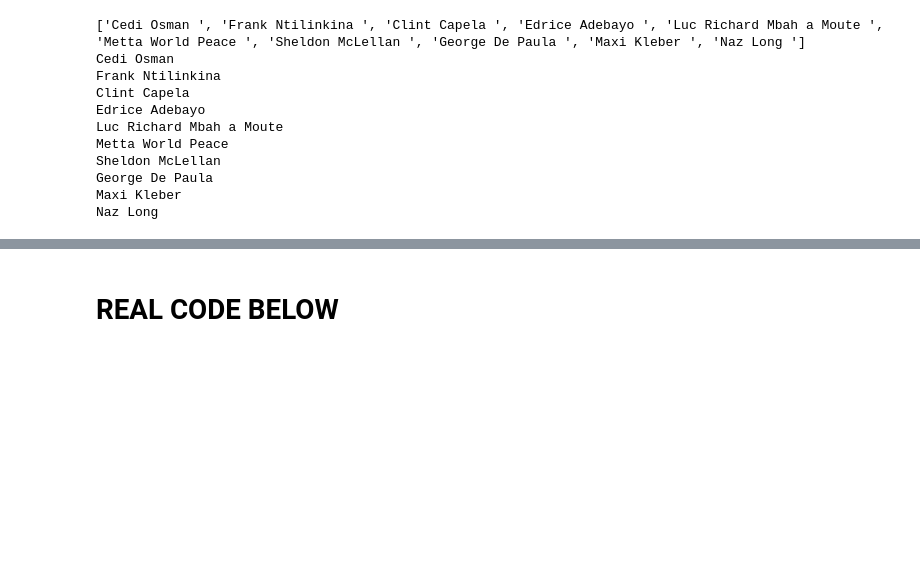
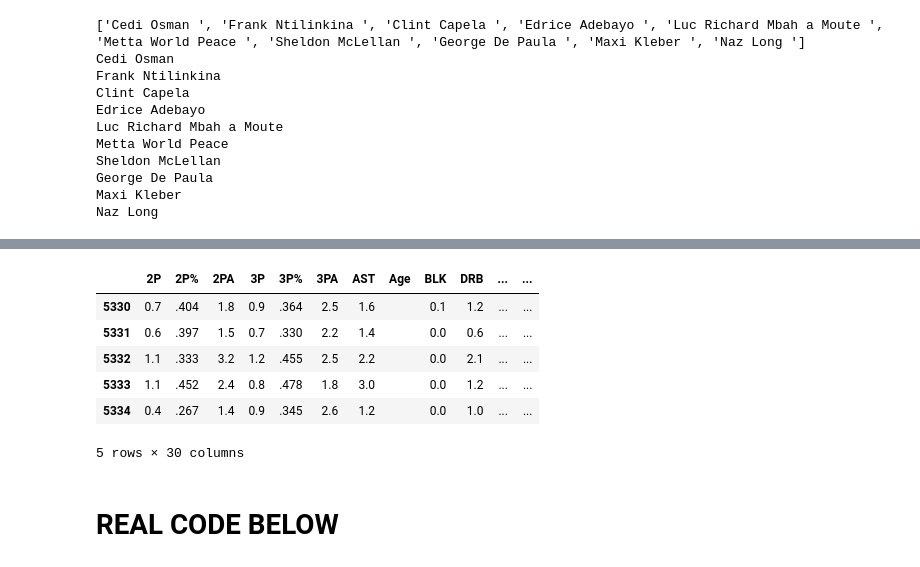
Before and after one commit to alexshieu/SpringBoard, a Jupyter notebook: NBA Capstone Project/scraper player data 2nd.ipynb, the cells around one changed output, grey strips where cells are left out. Cells and saved outputs as stored; diff of their text form; code cells hidden in the pictures; blank space fills up the shorter version.

```diff
--- a/NBA Capstone Project/scraper player data 2nd.ipynb
+++ b/NBA Capstone Project/scraper player data 2nd.ipynb
@@ -246,2 +363,12 @@ missing_player_data
+# %%
+player_stats_df.tail()
+# %% [output]
+|  | 2P | 2P% | 2PA | 3P | 3P% | 3PA | AST | Age | BLK | DRB | ... | ... |
+| 5330 | 0.7 | .404 | 1.8 | 0.9 | .364 | 2.5 | 1.6 |  | 0.1 | 1.2 | ... | ... |
+| 5331 | 0.6 | .397 | 1.5 | 0.7 | .330 | 2.2 | 1.4 |  | 0.0 | 0.6 | ... | ... |
+| 5332 | 1.1 | .333 | 3.2 | 1.2 | .455 | 2.5 | 2.2 |  | 0.0 | 2.1 | ... | ... |
+| 5333 | 1.1 | .452 | 2.4 | 0.8 | .478 | 1.8 | 3.0 |  | 0.0 | 1.2 | ... | ... |
+| 5334 | 0.4 | .267 | 1.4 | 0.9 | .345 | 2.6 | 1.2 |  | 0.0 | 1.0 | ... | ... |
+5 rows × 30 columns
 # %% [markdown]
 # REAL CODE BELOW
```
Also changed, not shown: parts of 11 cells of this notebook.
